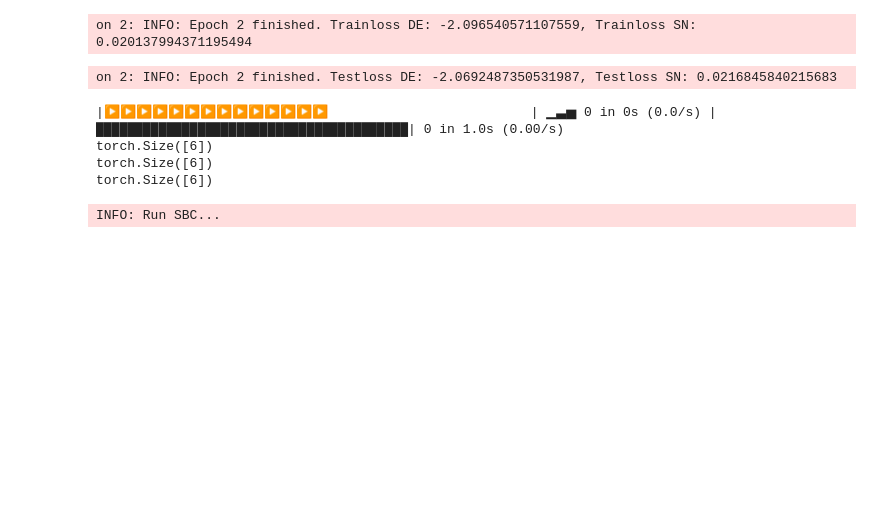
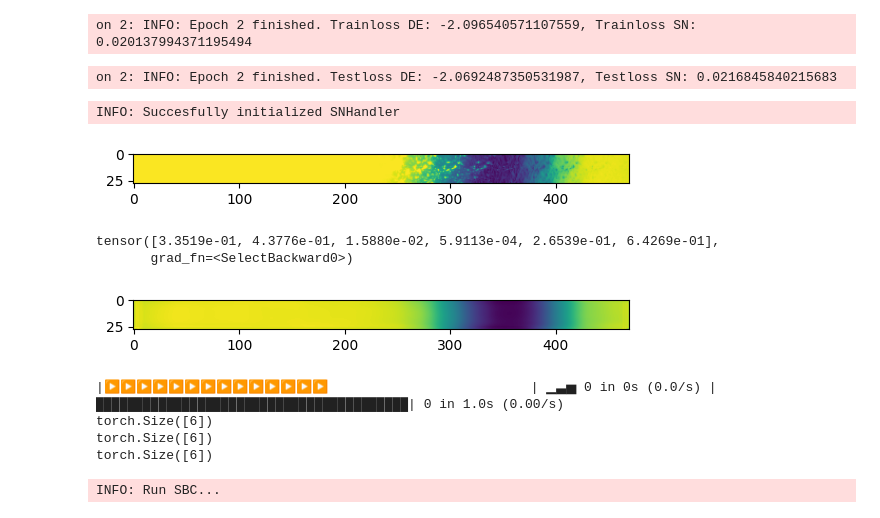
Before and after one commit to astro-ML/21cm-sbi, a Jupyter notebook: runner.ipynb, the cells around one changed output. Saved outputs shown, nothing was run; the diff lists cells and outputs as text; code cells hidden in the pictures; blank space fills up the shorter version.

Commit message:
add map distance plot

```diff
--- a/runner.ipynb
+++ b/runner.ipynb
@@ -57,6 +73,6 @@ RuntimeError: Found no NVIDIA driver on your system. Please check that you have
 # %%
 # hyperparams
-data_path = "/home/allomere/Documents/projects/master/data/datax5/"
+data_path = "/remote/gpu01a/schlenker/archive/datax5/"
 batch_size = 16
 epochs = 40
 train_test_data_ration = 0.8
@@ -173,6 +189,38 @@ on 1: INFO: Epoch 1 finished. Trainloss DE: -2.0238633045522345, Trainloss SN: 0
 on 1: INFO: Epoch 1 finished. Testloss DE: -2.0384289758546013, Testloss SN: 0.0216845840215683
 on 2: INFO: Epoch 2 finished. Trainloss DE: -2.096540571107559, Trainloss SN: 0.020137994371195494
 on 2: INFO: Epoch 2 finished. Testloss DE: -2.0692487350531987, Testloss SN: 0.0216845840215683
+# %%
+model_sn = SNHandler(encoder=Summary_net_lc_super_smol, decoder=Summary_net_lc_super_smol_inv, device='cpu',)
+model_sn.encoder.load_state_dict(torch.load("encoder.pt", map_location=torch.device('cpu')))
+model_sn.decoder.load_state_dict(torch.load("decoder.pt", map_location=torch.device('cpu')))
+model_de = NPEHandler(density_estimator=MAF,
+                      density_estimator_kwargs={
+                        "n_blocks": 6,
+                        "in_dim": 6,
+                        "hidden_layer": 2,
+                        "n_nodes": 64,
+                        "activation": 'gelu',
+                    },
+                      device='cpu')
+model_de.density_estimator.load_state_dict(torch.load("density_model.ptdensity_model.pt", map_location=torch.device('cpu')))
+for lab, img, rng in test_dataloader:
+    plt.imshow(img[0][0][0])
+    plt.show()
+
+    z = model_sn.encoder(img,rng)[0].unsqueeze(0)
+    model_de.density_estimator.loss(z, lab)
+    rec = model_sn.decoder(z)
+
+    print(z[0])
+    plt.imshow(rec[0][0][0].detach().numpy())
+    plt.show()
+    break
+# %% [output]
+INFO: Succesfully initialized SNHandler
+[figure, added]
+tensor([3.3519e-01, 4.3776e-01, 1.5880e-02, 5.9113e-04, 2.6539e-01, 6.4269e-01],
+       grad_fn=<SelectBackward0>)
+[figure, added]
 # %%
 
 ana = Analysis(sbi, test_dataloader, device, path="./sbi_plots/test/")
```
Also changed, not shown: parts of 2 cells of this notebook, 2 other files.
